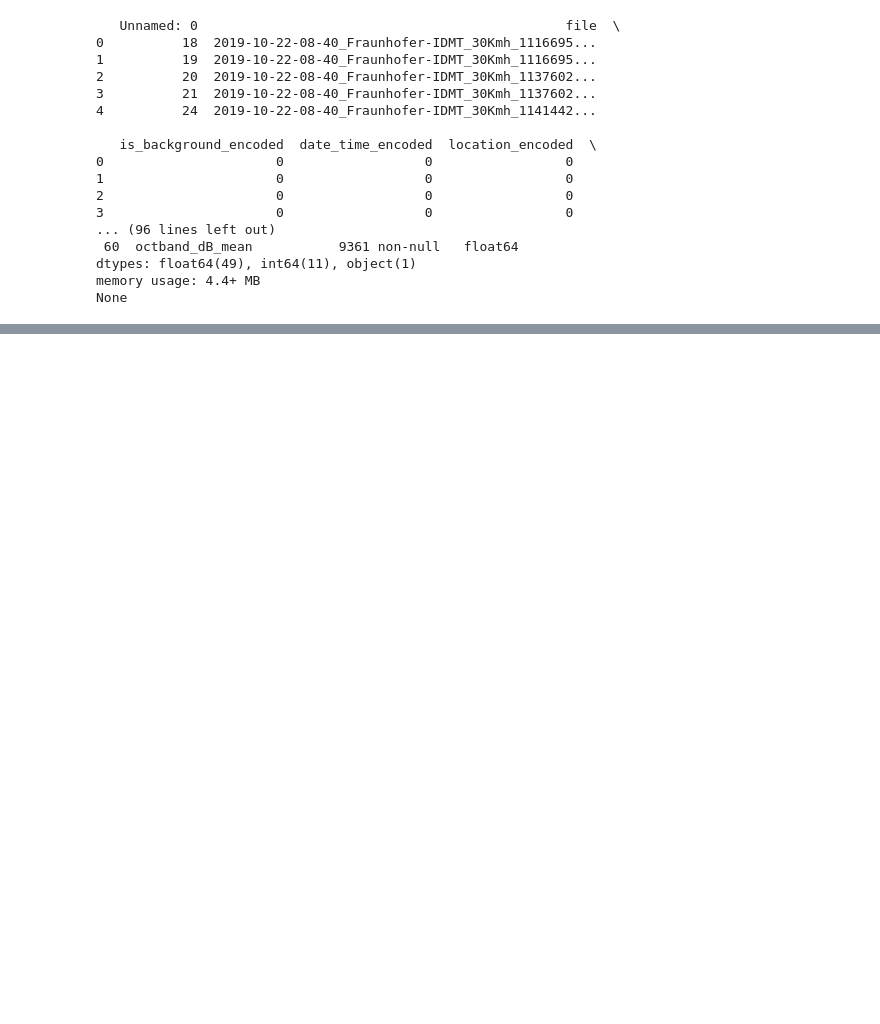
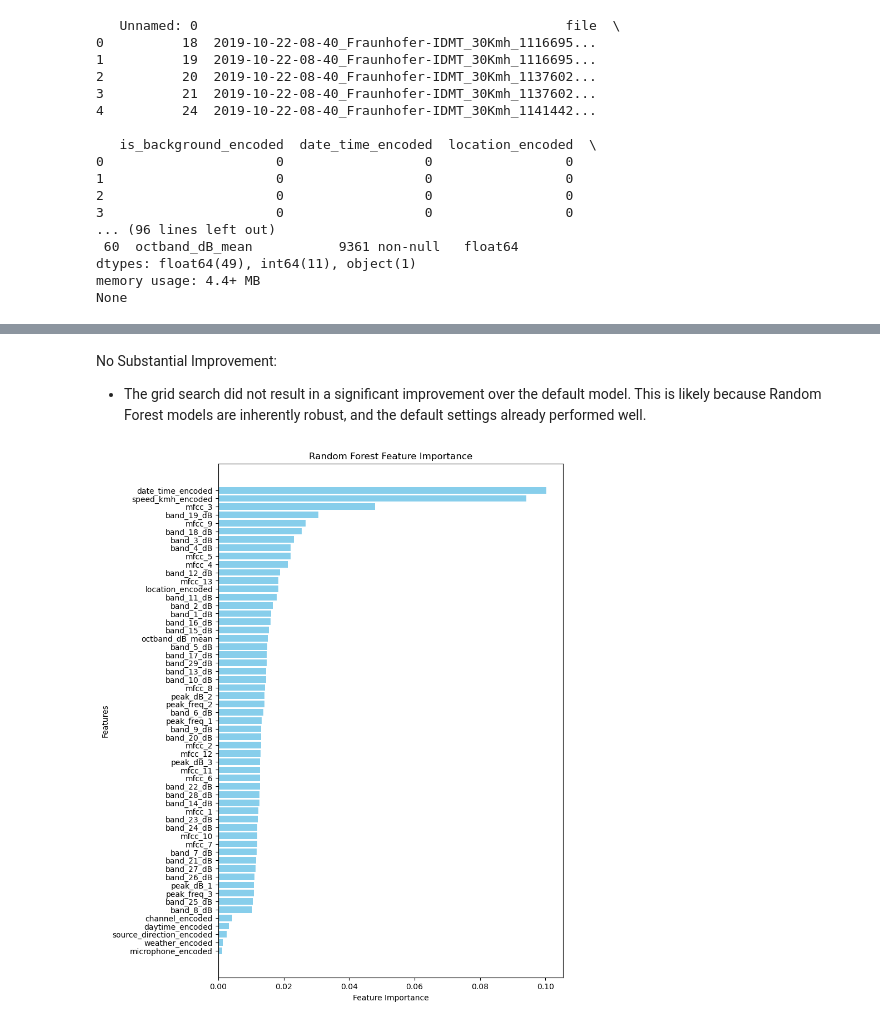
Before and after one commit to janikWa/RoadTrafficNoise, a Jupyter notebook: RTN-jakob/vehicle-classification/RandomForest.ipynb, the cells around one changed output, grey strips where cells are left out. Drawn from its saved outputs; the diff is of its cells as text; code cells hidden in the pictures; blank space fills up the shorter version.

```diff
--- a/RTN-jakob/vehicle-classification/RandomForest.ipynb
+++ b/RTN-jakob/vehicle-classification/RandomForest.ipynb
@@ -100,0 +403,31 @@ dtype: float64
+# %% [markdown]
+No Substantial Improvement:
+- The grid search did not result in a significant improvement over the default model. This is likely because Random Forest models are inherently robust, and the default settings already performed well.
+# %%
+import matplotlib.pyplot as plt
+import numpy as np
+
+# Get feature importance
+feature_importances = rf_clf.feature_importances_
+features = X.columns
+
+# Sort features by importance
+sorted_indices = np.argsort(feature_importances)[::-1]
+sorted_features = features[sorted_indices]
+sorted_importances = feature_importances[sorted_indices]
+
+# Plot feature importance
+plt.figure(figsize=(8, 12))
+plt.barh(sorted_features, sorted_importances, color="skyblue")
+plt.xlabel("Feature Importance")
+plt.ylabel("Features")
+plt.title("Random Forest Feature Importance")
+plt.gca().invert_yaxis()
+plt.show()
+
+# Drop low-importance features if needed
+# low_importance_threshold = 0.01  # Set a threshold for feature importance
+# low_importance_features = sorted_features[sorted_importances < low_importance_threshold]
+# print(f"Low importance features (importance < {low_importance_threshold}): {low_importance_features}")
+# %% [output]
+[figure, added]
```
Also changed, not shown: parts of 13 cells of this notebook, 1 other file.
